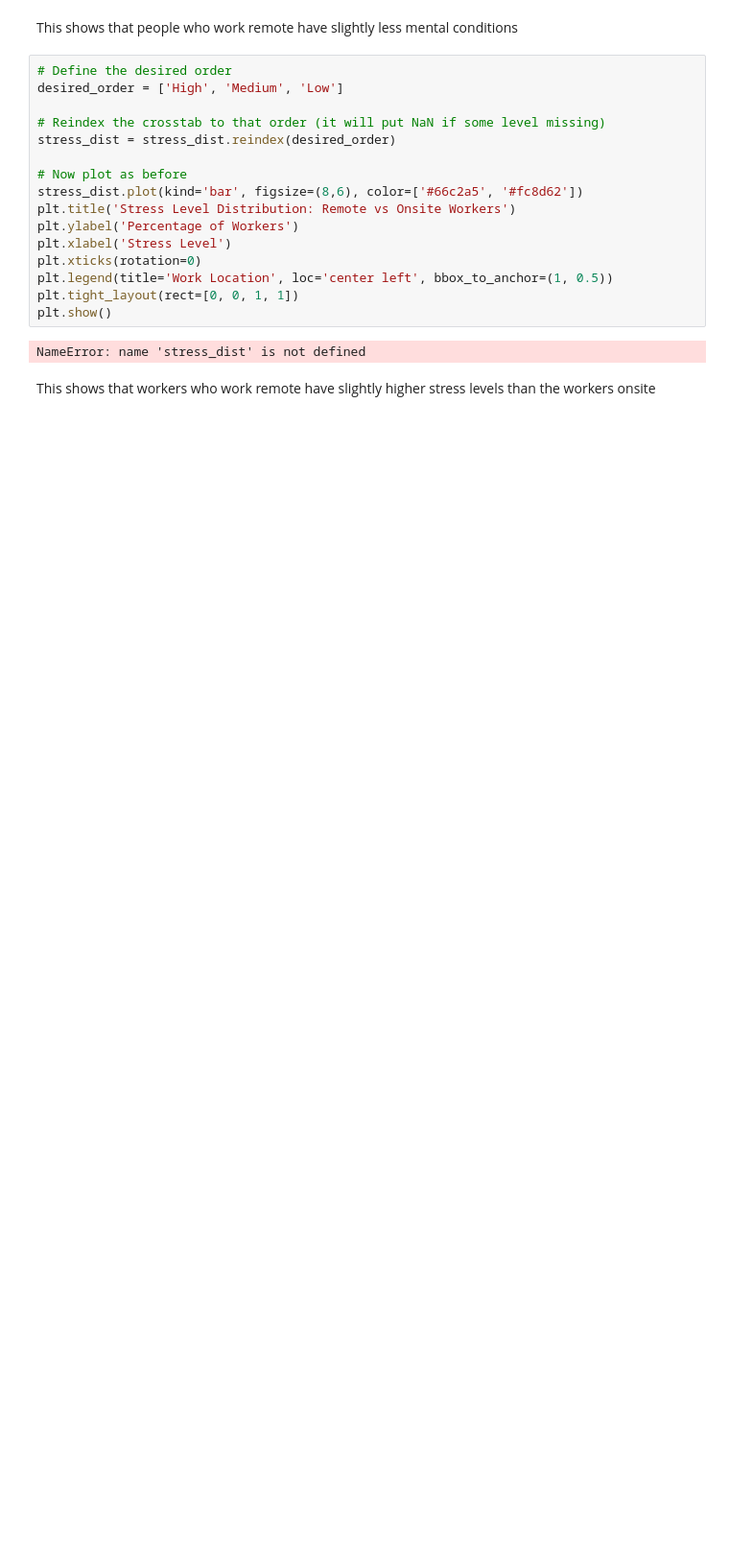
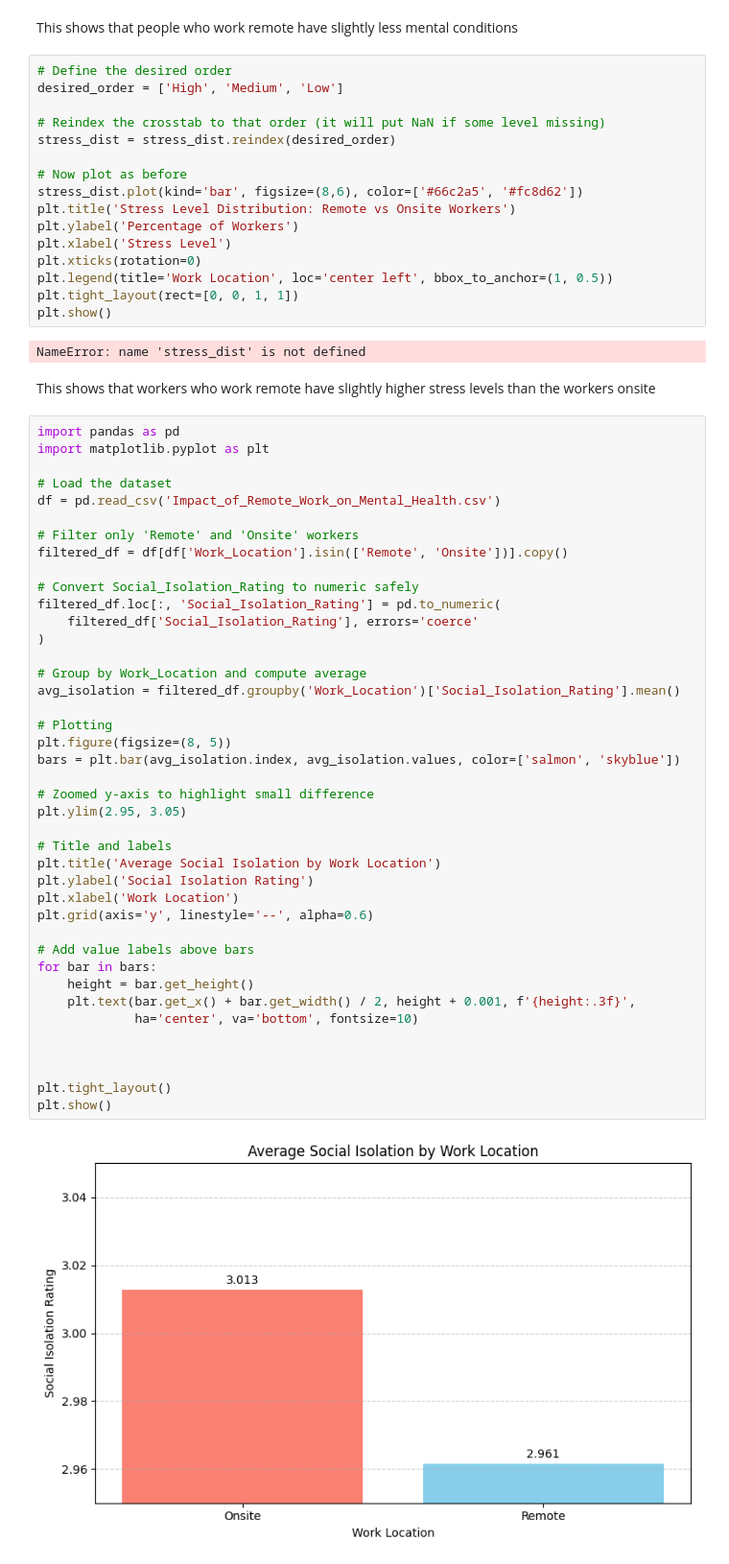
Before and after one commit to DiazWiersma/data-story, a Jupyter notebook: _build/jupyter_execute/docs/Graphs/Graphs.ipynb, the cells around one changed output. Shown at 96% size. Saved outputs shown, nothing was run; the diff lists cells and outputs as text; blank space fills up the shorter version.

```diff
--- a/_build/jupyter_execute/docs/Graphs/Graphs.ipynb
+++ b/_build/jupyter_execute/docs/Graphs/Graphs.ipynb
@@ -103,3 +103,46 @@ plt.show()
 NameError: name 'stress_dist' is not defined
 # %% [markdown]
 This shows that workers who work remote have slightly higher stress levels than the workers onsite
+# %%
+import pandas as pd
+import matplotlib.pyplot as plt
+
+# Load the dataset
+df = pd.read_csv('Impact_of_Remote_Work_on_Mental_Health.csv')
+
+# Filter only 'Remote' and 'Onsite' workers
+filtered_df = df[df['Work_Location'].isin(['Remote', 'Onsite'])].copy()
+
+# Convert Social_Isolation_Rating to numeric safely
+filtered_df.loc[:, 'Social_Isolation_Rating'] = pd.to_numeric(
+    filtered_df['Social_Isolation_Rating'], errors='coerce'
+)
+
+# Group by Work_Location and compute average
+avg_isolation = filtered_df.groupby('Work_Location')['Social_Isolation_Rating'].mean()
+
+# Plotting
+plt.figure(figsize=(8, 5))
+bars = plt.bar(avg_isolation.index, avg_isolation.values, color=['salmon', 'skyblue'])
+
+# Zoomed y-axis to highlight small difference
+plt.ylim(2.95, 3.05)
+
+# Title and labels
+plt.title('Average Social Isolation by Work Location')
+plt.ylabel('Social Isolation Rating')
+plt.xlabel('Work Location')
+plt.grid(axis='y', linestyle='--', alpha=0.6)
+
+# Add value labels above bars
+for bar in bars:
+    height = bar.get_height()
+    plt.text(bar.get_x() + bar.get_width() / 2, height + 0.001, f'{height:.3f}',
+             ha='center', va='bottom', fontsize=10)
+
+
+
+plt.tight_layout()
+plt.show()
+# %% [output]
+[figure, added]
```
Also changed, not shown: parts of 2 cells of this notebook, 27 other files.
